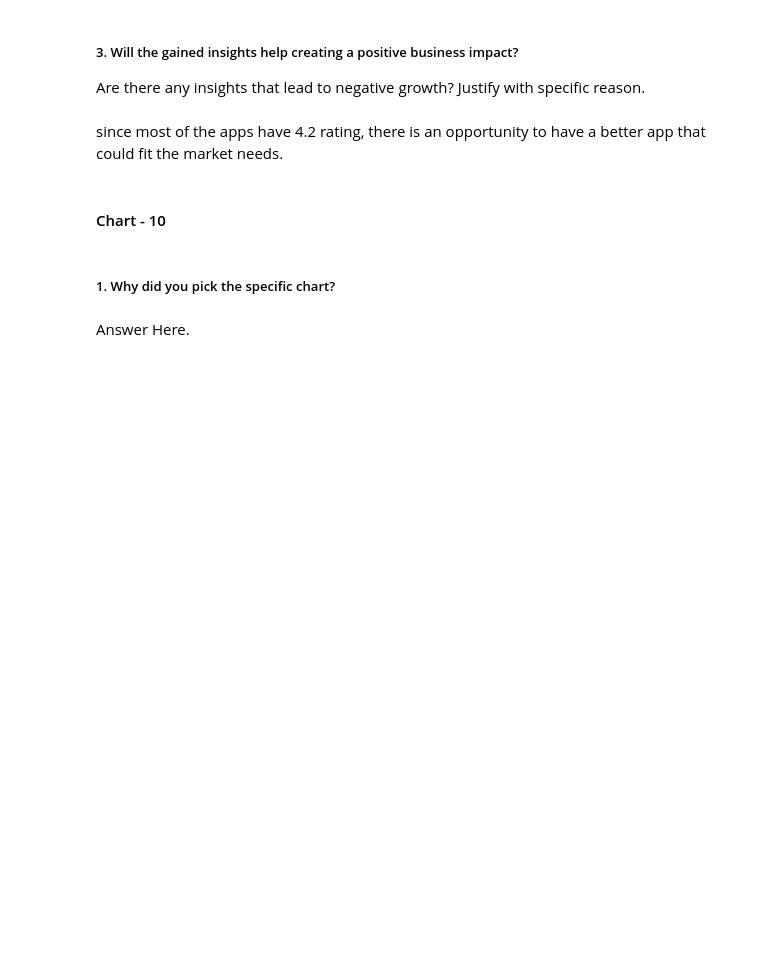
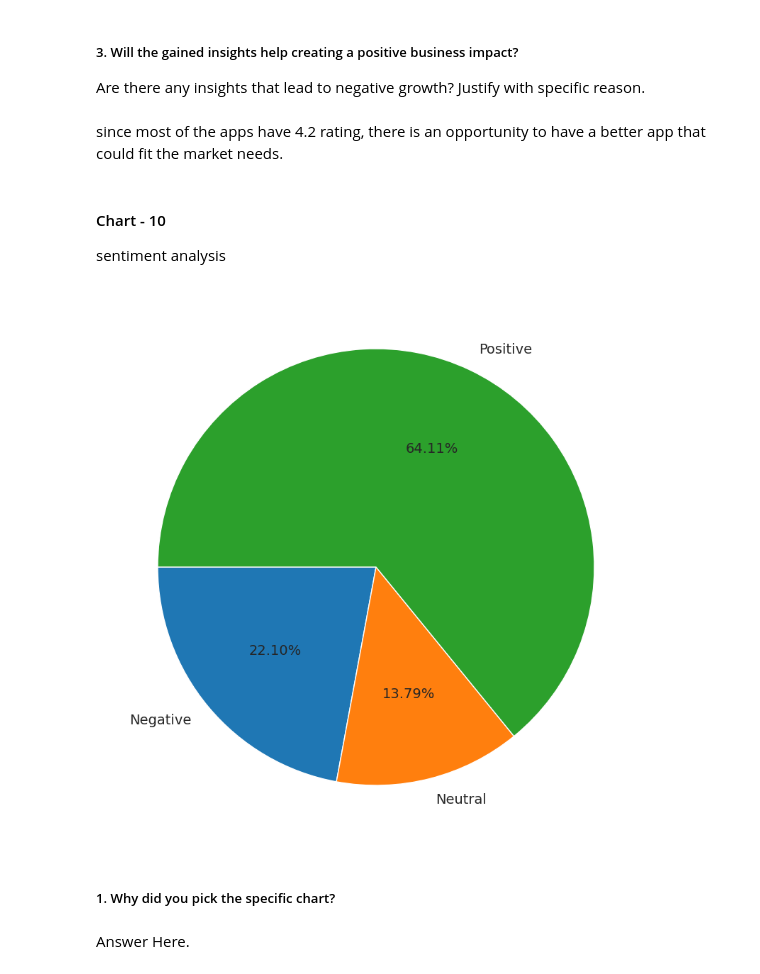
Before and after one commit to lukedanieldone/Play-Store-EDA, a Jupyter notebook: Playstore_EDA_Analysis.ipynb, the cells around one changed output. Cells and saved outputs as stored; diff of their text form; code cells hidden in the pictures; blank space fills up the shorter version.

```diff
--- a/Playstore_EDA_Analysis.ipynb
+++ b/Playstore_EDA_Analysis.ipynb
@@ -749,3 +749,4 @@ Are there any insights that lead to negative growth? Justify with specific reaso
 since most of the apps have 4.2 rating, there is an opportunity to have a better app that could fit the market needs.
 # %% [markdown]
 #### Chart - 10
+sentiment analysis
@@ -754,3 +753,13 @@ since most of the apps have 4.2 rating, there is an opportunity to have a better
+# %%
+# Chart - 10 visualization code
+user_df = pd.read_csv('/content/drive/MyDrive/ALMABETTER ASSIGNMENT/Play Store Data/User Reviews.csv')
+sentiment_group = user_df.groupby('Sentiment')
+s = sentiment_group['Sentiment'].count()
+plt.figure(figsize=(10,10))
+plt.pie(s, labels = s.index,  startangle = 180,autopct='%1.2f%%')
+plt.show()
+# %% [output]
+[figure, added]
 # %% [markdown]
 ##### 1. Why did you pick the specific chart?
 # %% [markdown]
```
Also changed, not shown: parts of 1 cell of this notebook.
